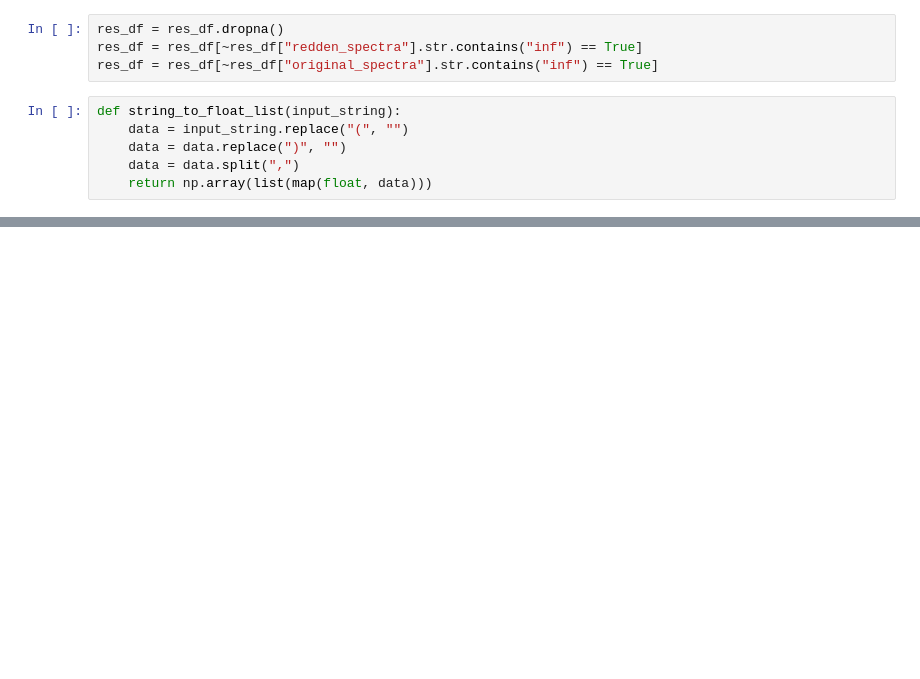
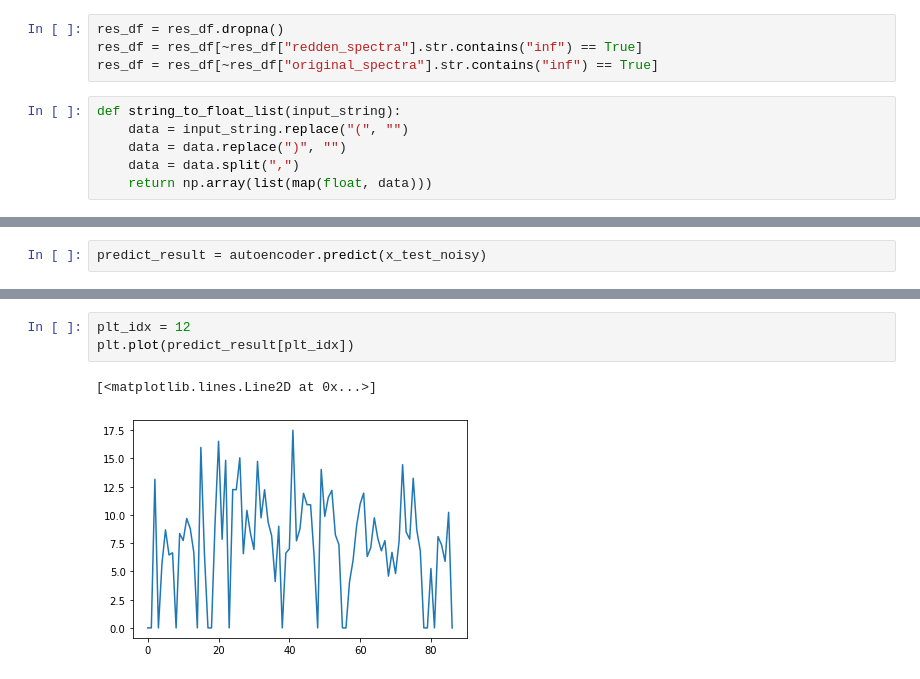
Before and after one commit to larapq/GaiaExtinction, a Jupyter notebook: data_parsing_test.ipynb, the cells around one changed output, grey strips where cells are left out. Drawn from its saved outputs; the diff is of its cells as text; blank space fills up the shorter version.

```diff
--- a/data_parsing_test.ipynb
+++ b/data_parsing_test.ipynb
@@ -140,0 +219,2 @@ plt.plot()
+# %%
+predict_result = autoencoder.predict(x_test_noisy)
@@ -140,0 +223,6 @@ plt.plot()
+# %%
+plt_idx = 12
+plt.plot(predict_result[plt_idx])
+# %% [output]
+[<matplotlib.lines.Line2D at 0x...>]
+[figure, added]
```
Also changed, not shown: parts of 14 cells of this notebook.
